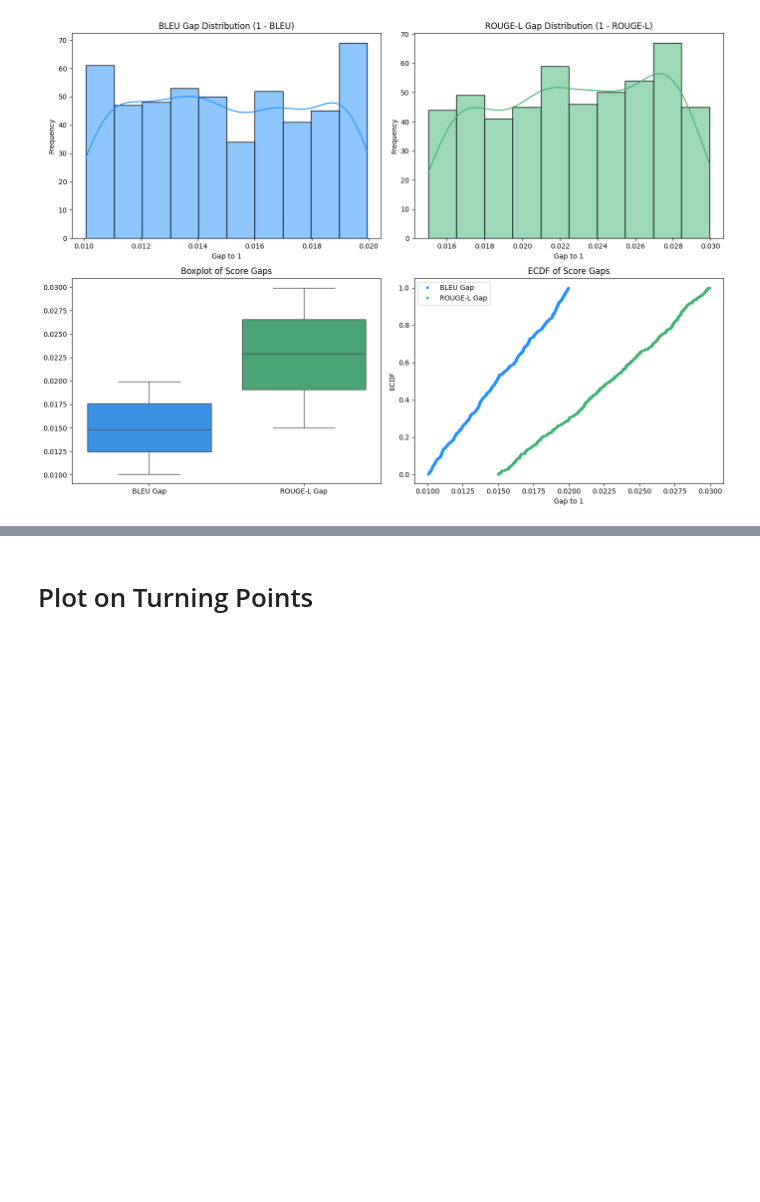
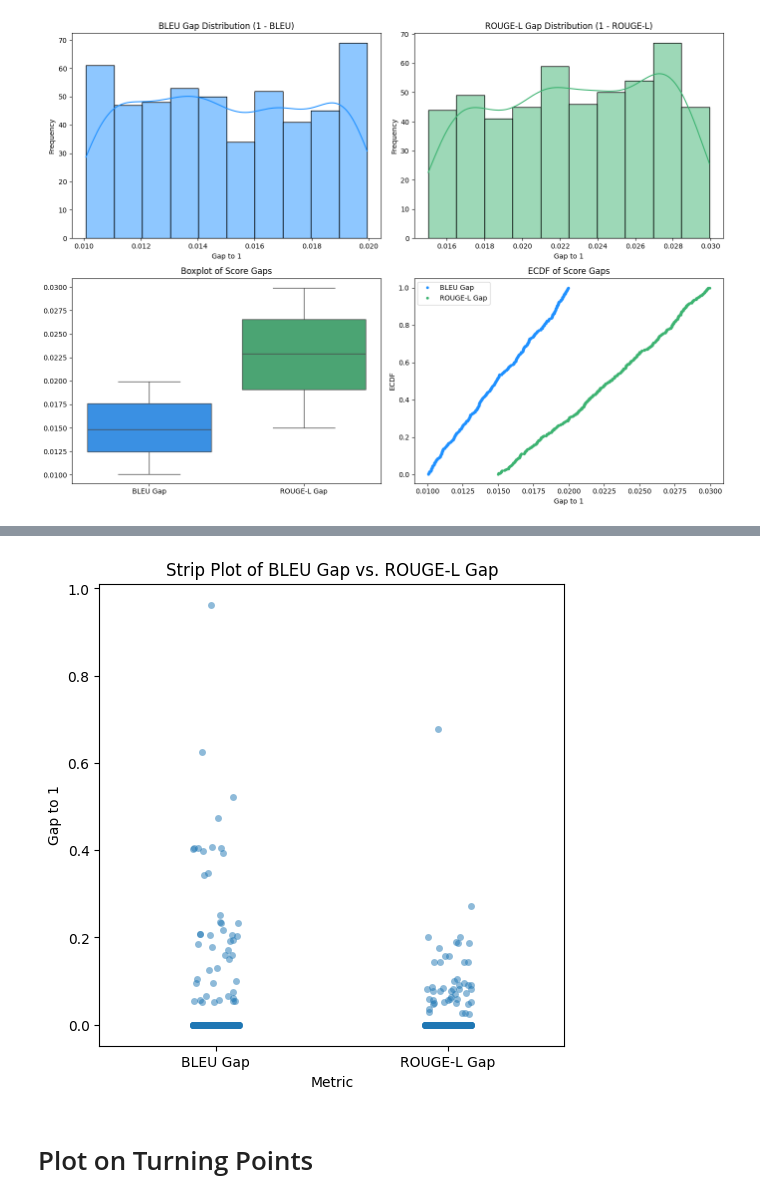
Before and after one commit to phusroyal/CopyMech, a Jupyter notebook: thesis-tflens_npatch.ipynb, the cells around one changed output, grey strips where cells are left out. Cells and saved outputs as stored; diff of their text form; code cells hidden in the pictures; blank space fills up the shorter version.

```diff
--- a/thesis-tflens_npatch.ipynb
+++ b/thesis-tflens_npatch.ipynb
@@ -763,3 +880,41 @@ plot_score_gaps(bleu_scores, rouge_scores)
+# %%
+def hist_log_scale(bleu_scores, rouge_scores):
+    bleu_gap = 1 - np.array(bleu_scores)
+    rouge_gap = 1 - np.array(rouge_scores)
+    plt.figure(figsize=(8, 4))
+    # Add a small epsilon to avoid log(0)
+    epsilon = 1e-6
+    bleu_gap_log = np.log10(np.array(bleu_gap) + epsilon)
+    rouge_gap_log = np.log10(np.array(rouge_gap) + epsilon)
+
+    sns.histplot(bleu_gap_log, color="blue", alpha=0.6, label="BLEU Gap (log)")
+    sns.histplot(rouge_gap_log, color="green", alpha=0.6, label="ROUGE-L Gap (log)")
+    plt.xlabel("log10(Gap + 1e-6)")
+    plt.ylabel("Frequency")
+    plt.title("Distribution of Gaps in Log Scale")
+    plt.legend()
+    plt.show()
+
+def strip_plot_gaps(bleu_scores, rouge_scores):
+    bleu_gap = 1 - np.array(bleu_scores)
+    rouge_gap = 1 - np.array(rouge_scores)
+    data = [
+        *(("BLEU Gap", val) for val in bleu_gap),
+        *(("ROUGE-L Gap", val) for val in rouge_gap),
+    ]
+    labels, values = zip(*data)
+
+    plt.figure(figsize=(6, 6))
+    sns.stripplot(x=labels, y=values, alpha=0.5)
+    plt.title("Strip Plot of BLEU Gap vs. ROUGE-L Gap")
+    plt.xlabel("Metric")
+    plt.ylabel("Gap to 1")
+    plt.show()
+
+
+strip_plot_gaps(bleu, rough_l)
+# %% [output]
+[figure, added]
 # %% [markdown]
 # Plot on Turning Points
 # %%
```
Also changed, not shown: parts of 7 cells of this notebook, 10 other files.
